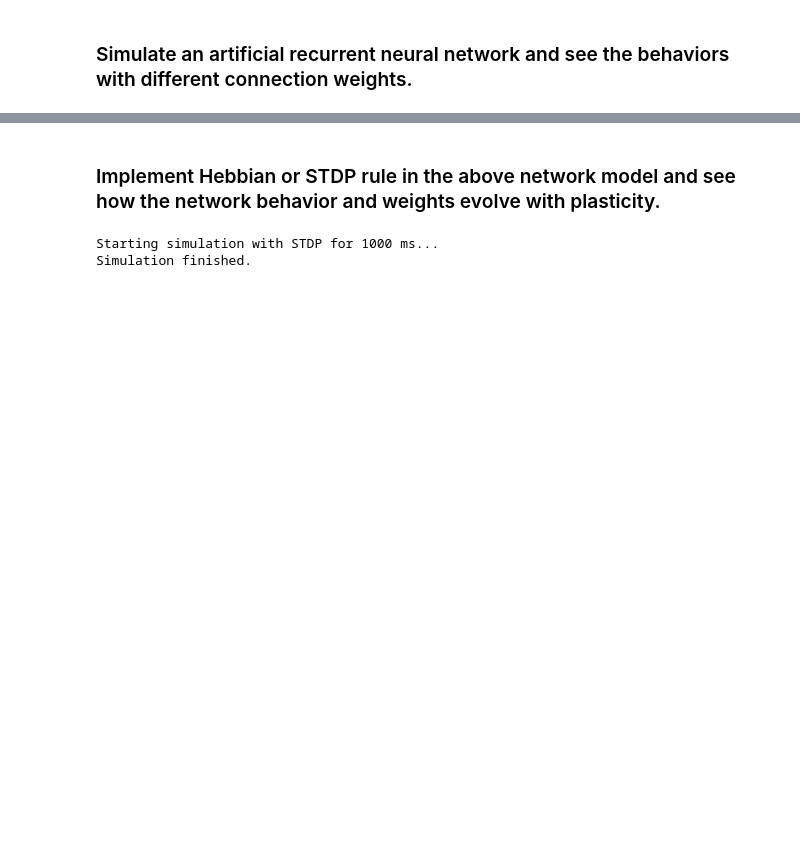
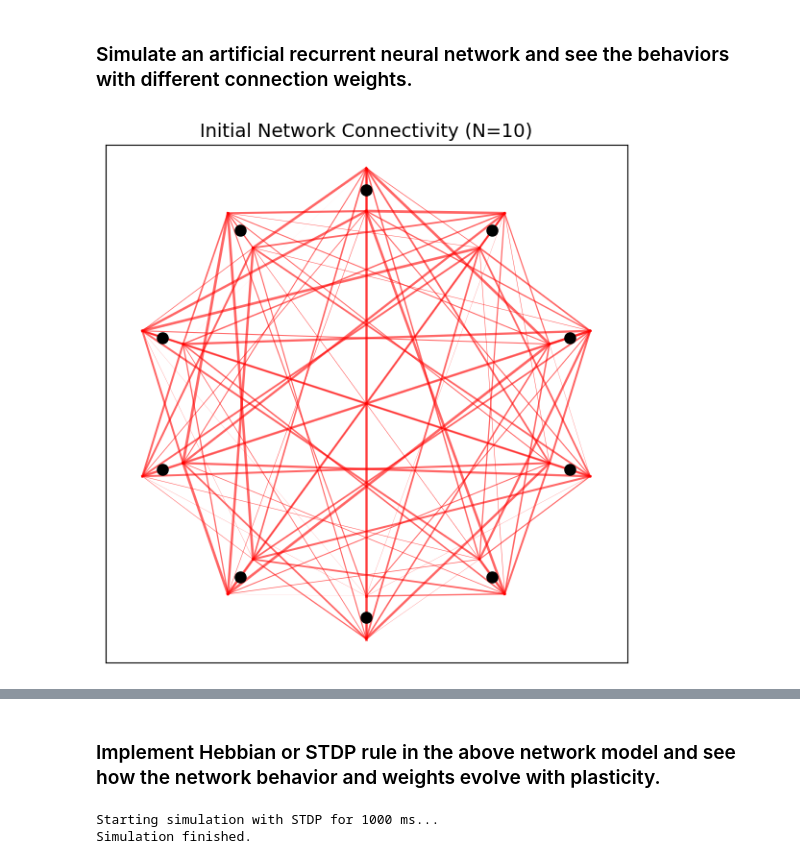
Before and after one commit to bachnguyenTE/BrainComputation, a Jupyter notebook: Neurons_Exercise.ipynb, the cells around one changed output, grey strips where cells are left out. Saved outputs shown, nothing was run; the diff lists cells and outputs as text; code cells hidden in the pictures; blank space fills up the shorter version.

```diff
--- a/Neurons_Exercise.ipynb
+++ b/Neurons_Exercise.ipynb
@@ -194,3 +297,72 @@ for i in range(n):  # target
+# %%
+# IaF neuron network with alpha function synapses
+#I = 0   # bias current
+# Iaf neurons
+N = 10  # number of neurons
+tau = 50  # cellular time constant
+V0 = -45  # resting near threshold
+Vth = -40  # threshold
+Vs = 40  # spike height
+Vr = -80  # reset
+# Alpha synapses
+W = 40
+taus = 5  # synaptic time constant
+
+# The code below re-initializes W with random weights.
+# W = np.random.exponential(W, N**2).reshape((N,N))
+
+# W = np.random.normal(0, W, N**2).reshape((N,N))
+W = np.random.uniform(1, 100, N**2).reshape((N,N))
+# W = np.random.laplace(0, W, N**2).reshape((N,N))
+
+# _i_for_pos_calc is used for neuron positions, based on the placeholder's 'i = np.arange(0,n)'
+_i_for_pos_calc = np.arange(0,N)
+pos = np.array([np.sin(2*np.pi*_i_for_pos_calc/N), np.cos(2*np.pi*_i_for_pos_calc/N)]).T
+
+# Normalize W for plotting line widths.
+# Using np.abs(W) for normalization makes it robust for cases where W might contain negative values,
+# though W in this specific cell is non-negative as it's generated by np.random.exponential.
+max_abs_W = np.max(np.abs(W))
+
+# Plotting parameters
+line_width_scale_factor = 2.0  # Scales the normalized line width
+min_weight_threshold = 1e-6    # Weights below this (in magnitude) are considered zero for plotting
+min_linewidth_threshold = 1e-3 # Lines thinner than this won't be plotted
+
+plt.figure(figsize=(7, 7))  # Set figure size for better visualization
+
+# Plot neuron positions as black circles
+plt.plot(pos[:, 0], pos[:, 1], 'ko', markersize=8, zorder=2)
+
+# W[i,j] represents the connection strength from neuron j (source) to neuron i (target).
+for i in range(N):  # Iterate over target neurons
+    for j in range(N):  # Iterate over source neurons
+        weight = W[i, j]
+
+        # Only plot connections with significant weight
+        if np.abs(weight) > min_weight_threshold:
+            # Calculate normalized absolute strength (value between 0 and 1)
+            normalized_abs_strength = (np.abs(weight) / max_abs_W) if max_abs_W > 0 else 0
+
+            # Scale the line width
+            line_width = line_width_scale_factor * normalized_abs_strength
+
+            # Plot the line if it's visibly thick enough
+            if line_width > min_linewidth_threshold:
+                # Determine color based on weight sign (as in the original placeholder)
+                connection_color = 'r' if weight > 0 else 'b'
+
+                # Plot the connection line from neuron j to neuron i.
+                plt.plot(pos[[j, i], 0] * [0.9, 1.1], pos[[j, i], 1] * [0.9, 1.1],
+                         lw=line_width, color=connection_color, alpha=0.6, zorder=1)
+
+plt.axis('equal')  # Ensures the circular layout of neurons appears as a circle.
+plt.xticks([])     # Remove x-axis ticks and labels.
+plt.yticks([])     # Remove y-axis ticks and labels.
+plt.title(f"Initial Network Connectivity (N={N})", fontsize=14)
+plt.show()
+# %% [output]
+[figure, added]
 # %%
 def integnet(t, vu):  # integrate
     # vu = [v, u]
```
Also changed, not shown: parts of 10 cells of this notebook, 2 other files.
